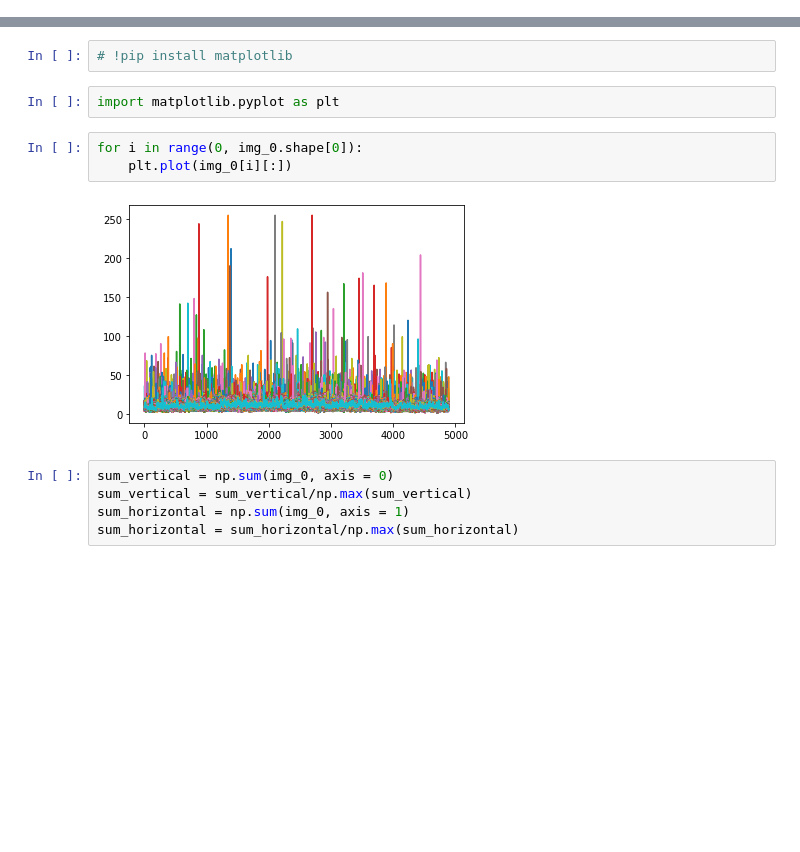
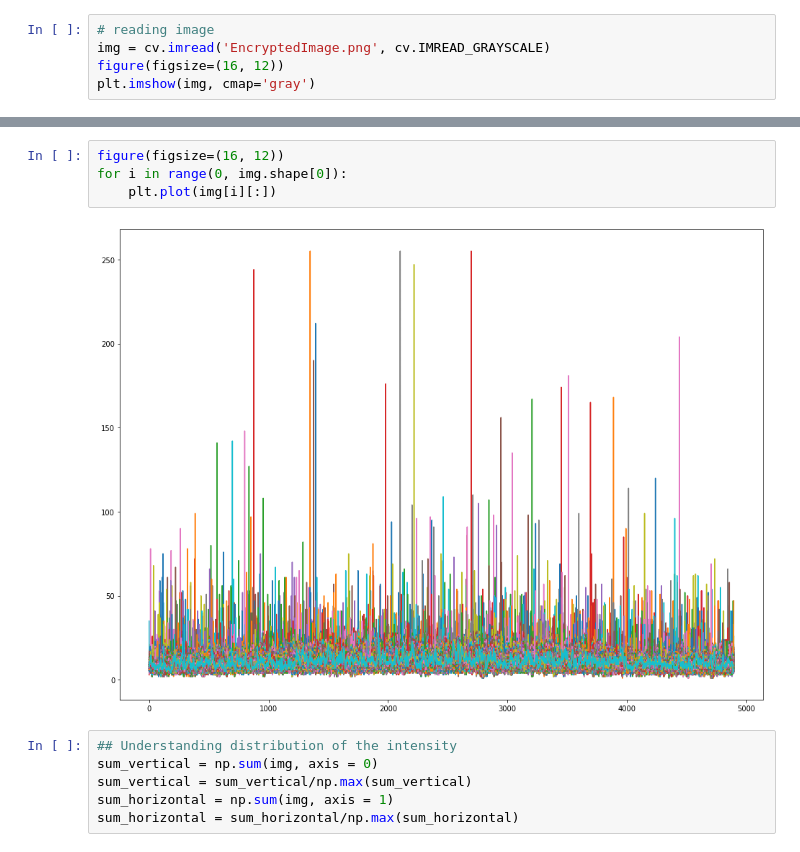
Before and after one commit to shanudengre82/Bose_Che, a Jupyter notebook: notebook.ipynb, the cells around one changed output, grey strips where cells are left out. Cells and saved outputs as stored; diff of their text form; blank space fills up the shorter version.

```diff
--- a/notebook.ipynb
+++ b/notebook.ipynb
@@ -18,0 +7,5 @@ True
+# %%
+# reading image
+img = cv.imread('EncryptedImage.png', cv.IMREAD_GRAYSCALE)
+figure(figsize=(16, 12))
+plt.imshow(img, cmap='gray')
@@ -21,17 +17,15 @@ img_0.shape
 # %% [output]
 (3280, 4896)
-# %%
-# !pip install matplotlib
-# %%
-import matplotlib.pyplot as plt
 # %%
-for i in range(0, img_0.shape[0]):
-    plt.plot(img_0[i][:])
+figure(figsize=(16, 12))
+for i in range(0, img.shape[0]):
+    plt.plot(img[i][:])
 # %% [output]
-[figure, old version]
+[figure, new version]
 # %%
-sum_vertical = np.sum(img_0, axis = 0)
+## Understanding distribution of the intensity
+sum_vertical = np.sum(img, axis = 0)
 sum_vertical = sum_vertical/np.max(sum_vertical)
-sum_horizontal = np.sum(img_0, axis = 1)
+sum_horizontal = np.sum(img, axis = 1)
 sum_horizontal = sum_horizontal/np.max(sum_horizontal)
 # %%
```
Also changed, not shown: parts of 14 cells of this notebook, 3 other files.
